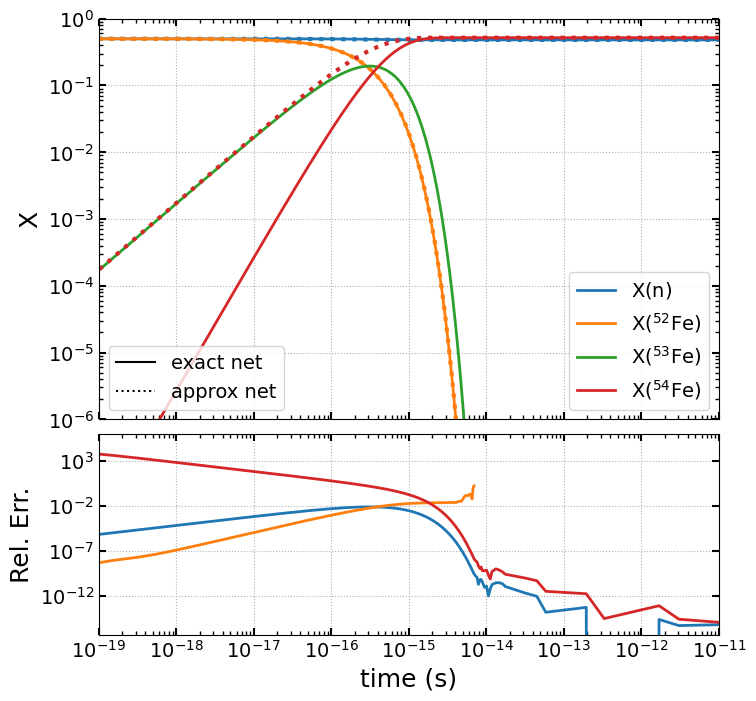
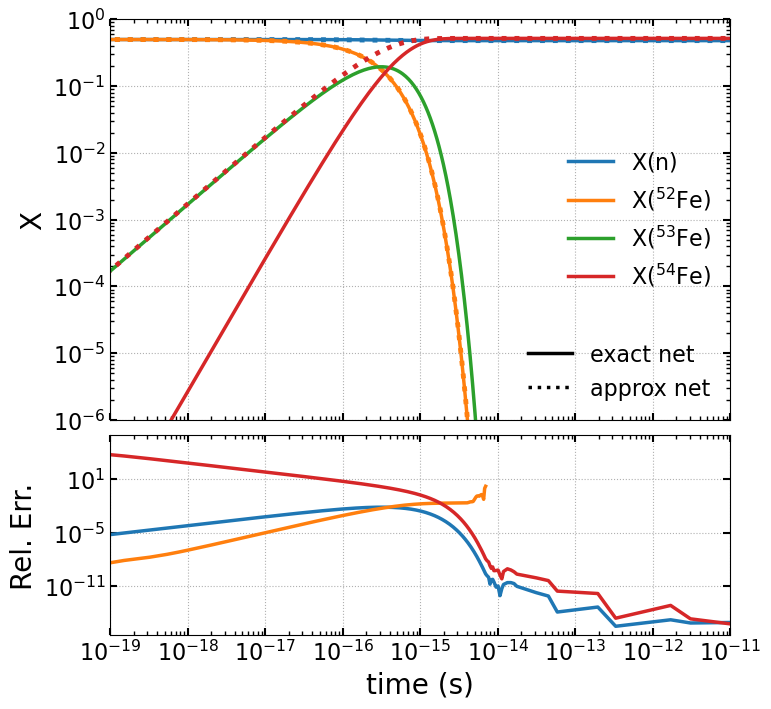
The notebook cell's code change between the first figure and the second:
--- before
+++ after
@@ -6,9 +6,9 @@
     ax.loglog(sol.t, sol.X[i, :],
               label=rf"X$({nuc.pretty})$",              
-              linestyle="-", color=f"C{i}", linewidth=2)
+              linestyle="-", color=f"C{i}", linewidth=2.5)
     try:
         idx = sol_approx.unique_nuclei.index(nuc)
         ax.loglog(sol_approx.t, sol_approx.X[idx, :],
-                  linestyle=":", color=f"C{i}", linewidth=3)
+                  linestyle=":", color=f"C{i}", linewidth=3.5)
     except:
         continue
@@ -20,5 +20,5 @@
 
 # Add species legend
-species_legend = ax.legend(loc="lower right")
+species_legend = ax.legend(loc="right", frameon=False)
 ax.add_artist(species_legend)
 
@@ -28,5 +28,5 @@
     plt.Line2D([0], [0], color="k", linestyle=":", label="approx net"),
 ]
-ax.legend(handles=style_legend, loc="lower left")
+ax.legend(handles=style_legend, loc="lower right", frameon=False)
 
 # Bot panel for plotting error between common species
@@ -44,5 +44,5 @@
     ax_err.loglog(sol.t, rel_err,
               label=rf"X$({nuc.pretty})$",              
-              linestyle="-", color=f"C{idx}", linewidth=2)
+              linestyle="-", color=f"C{idx}", linewidth=2.5)
 
 ax_err.set_xlabel("time (s)")

Commit: update figure sizes